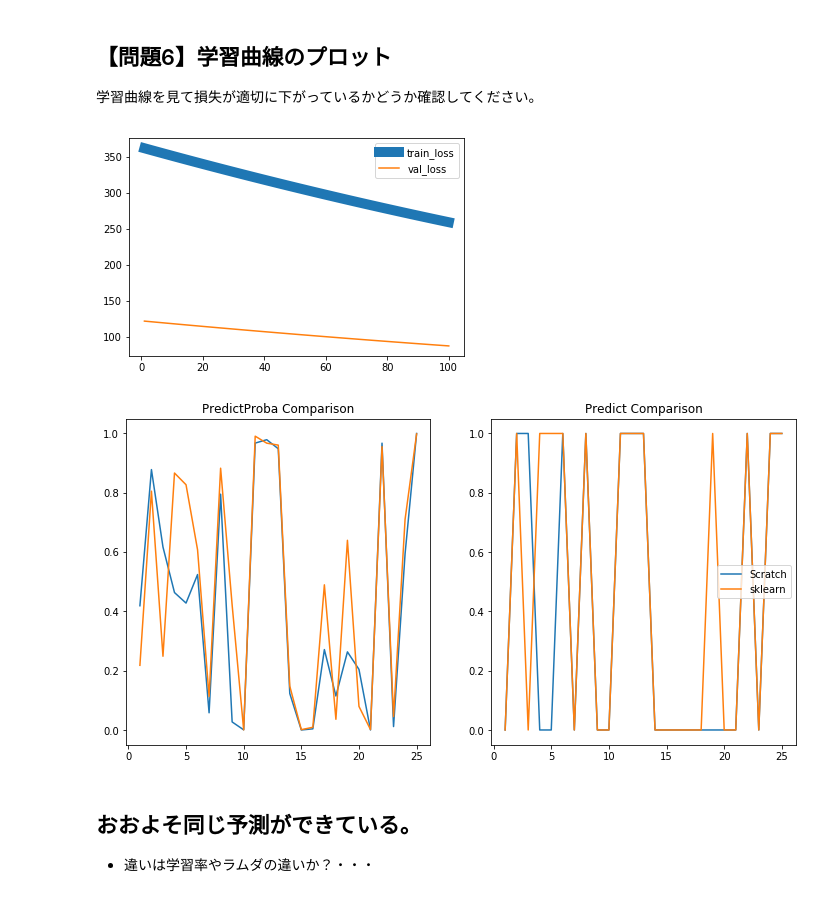
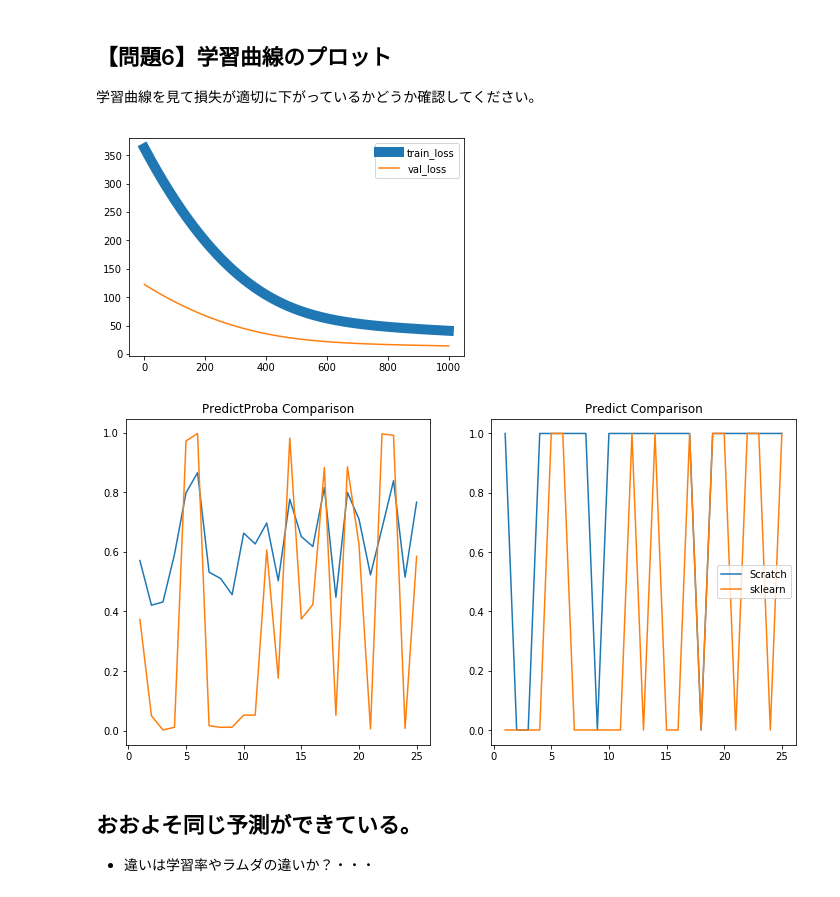
Before and after one commit to adachione/diveintocode-ml, a Jupyter notebook: Sprint/Sprint_機械学習スクラッチ ロジスティック回帰.ipynb, the cells around one changed output. Cells and saved outputs as stored; diff of their text form; code cells hidden in the pictures.

```diff
--- a/Sprint/Sprint_機械学習スクラッチ ロジスティック回帰.ipynb
+++ b/Sprint/Sprint_機械学習スクラッチ ロジスティック回帰.ipynb
@@ -595,15 +588,20 @@ X_test_scaler = scaler.transform(X_test)     # 標準化　センタリングと
 # %%
-scr_lr_iris = ScratchLogisticRegression(num_iter=100,
-                                   lr=0.01,
+scr_iris = ScratchLogisticRegression(num_iter=1000,
+                                   lr=0.0001,
+                                   C=1,
                                    no_bias=False,
-                                   verbose=False)
+                                   verbose=False,
+                                   save=False)
 
-scr_lr_iris.fit(X_train_scaler, y_train, X_test_scaler, y_test)
+scr_iris.fit(X_train_scaler, y_train, X_test_scaler, y_test)
+# %%
+scr_proba = scr_iris.predict_proba(X_test_scaler)
+scr_pred = scr_iris.predict(X_test_scaler)
 # %%
 # sklearn
 from sklearn.linear_model import LogisticRegression
 
-lr_iris = LogisticRegression(random_state=0)
-lr_iris.fit(X_train_scaler, y_train)
-lr_iris_pred = lr_iris.predict(X_test_scaler)
-lr_iris_pred_proba = lr_iris.predict_proba(X_test_scaler)
+sk_iris = LogisticRegression(random_state=0)
+sk_iris.fit(X_train_scaler, y_train)
+sk_pred = sk_iris.predict(X_test_scaler)
+sk_proba = sk_iris.predict_proba(X_test_scaler)
@@ -627,33 +610,33 @@ array([2.18194979e-01, 8.04490946e-01, 2.48684441e-01, 8.65580745e-01,
 学習曲線を見て損失が適切に下がっているかどうか確認してください。
 # %%
 # 損失関数の描画
-xlines = np.arange(1, len(scr_lr_iris.loss) + 1)
+xlines = np.arange(1, len(scr_iris.loss) + 1)
 
-plt.plot(xlines, scr_lr_iris.loss, linewidth=10, label="train_loss")
-plt.plot(xlines, scr_lr_iris.val_loss, label="val_loss")
+plt.plot(xlines, scr_iris.loss, linewidth=10, label="train_loss")
+plt.plot(xlines, scr_iris.val_loss, label="val_loss")
 
 plt.legend()
 plt.show()
 # %% [output]
-[figure, old version]
+[figure, new version]
 # %%
 # probaの比較
 fig, axes = plt.subplots(ncols=2, figsize=(12, 6))
 
-xline = np.arange(1, len(lr_iris_pred_proba) + 1)
+xline = np.arange(1, len(sk_proba) + 1)
 
 axes[0].set_title("PredictProba Comparison")
 axes[0].plot(xline, scr_proba, label="Scratch")
-axes[0].plot(xline, lr_iris_pred_proba[:, 1], label="sklearn")
+axes[0].plot(xline, sk_proba[:, 1], label="sklearn")
 
 axes[1].set_title("Predict Comparison")
 axes[1].plot(xline, scr_predict, label="Scratch")
-axes[1].plot(xline, lr_iris_pred, label="sklearn")
+axes[1].plot(xline, sk_pred, label="sklearn")
 
 plt.legend()
 plt.show()
 # %% [output]
-[figure, old version]
+[figure, new version]
 # %% [markdown]
 ## おおよそ同じ予測ができている。
 - 違いは学習率やラムダの違いか？・・・
```
Also changed, not shown: parts of 19 cells of this notebook.
